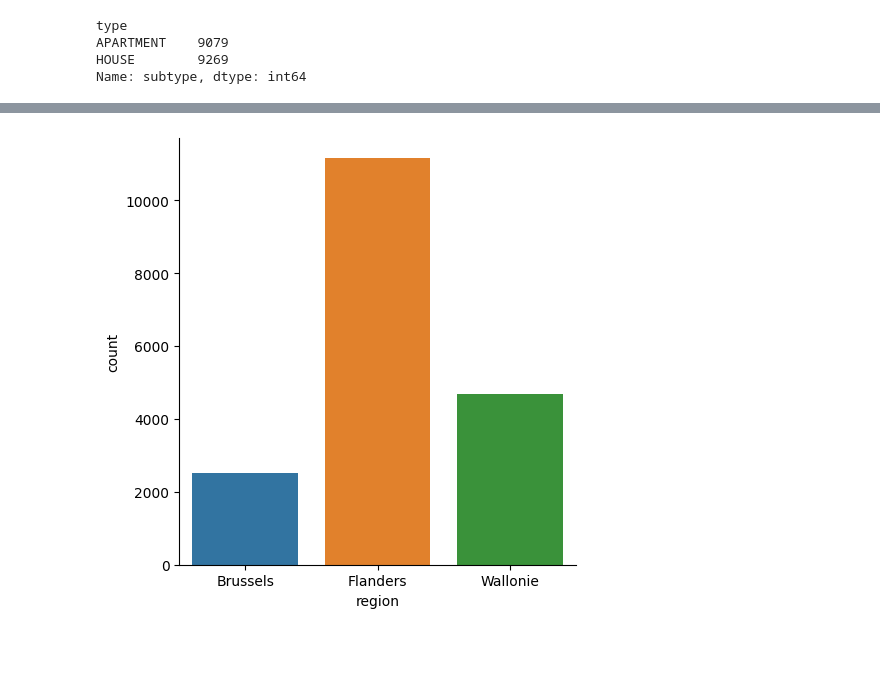
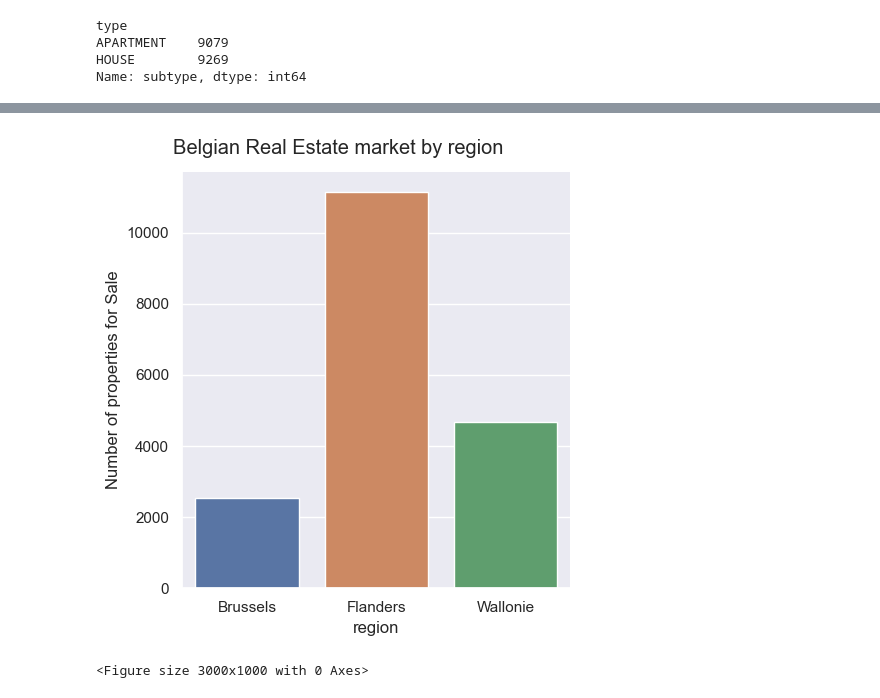
Before and after one commit to vitaly-shalem/ImmoEliza-DataAnalysis, a Jupyter notebook: notebooks/03_analyze_data.ipynb, the cells around one changed output, grey strips where cells are left out. Drawn from its saved outputs; the diff is of its cells as text; code cells hidden in the pictures; blank space fills up the shorter version.

Commit message:
Add latest version of files: notebooks, visuals, presentation...

```diff
--- a/notebooks/03_analyze_data.ipynb
+++ b/notebooks/03_analyze_data.ipynb
@@ -55,10 +55,17 @@ Name: type, dtype: int64
+# %%
+sns.set_context("notebook")
+sns.set_style("darkgrid")
 # %%
 ###
 #sns.set_palette(["black", "yellow", "red"])
 regions = ["Brussels", "Flanders", "Wallonie"]
-sns.catplot(x="region", order=regions, data=df, kind="count")
+property_by_region = sns.catplot(x="region", order=regions, data=df, kind="count")
+property_by_region.fig.suptitle("Belgian Real Estate market by region", y=1.03)
+property_by_region.set(ylabel="Number of properties for Sale")
 plt.show()
+plt.clf()
 # %% [output]
-[figure, old version]
+[figure, new version]
+<Figure size 3000x1000 with 0 Axes>
 # %%
 regions = ["Brussels", "Flanders", "Wallonie"]
```
Also changed, not shown: parts of 22 cells of this notebook, 10 other files.
